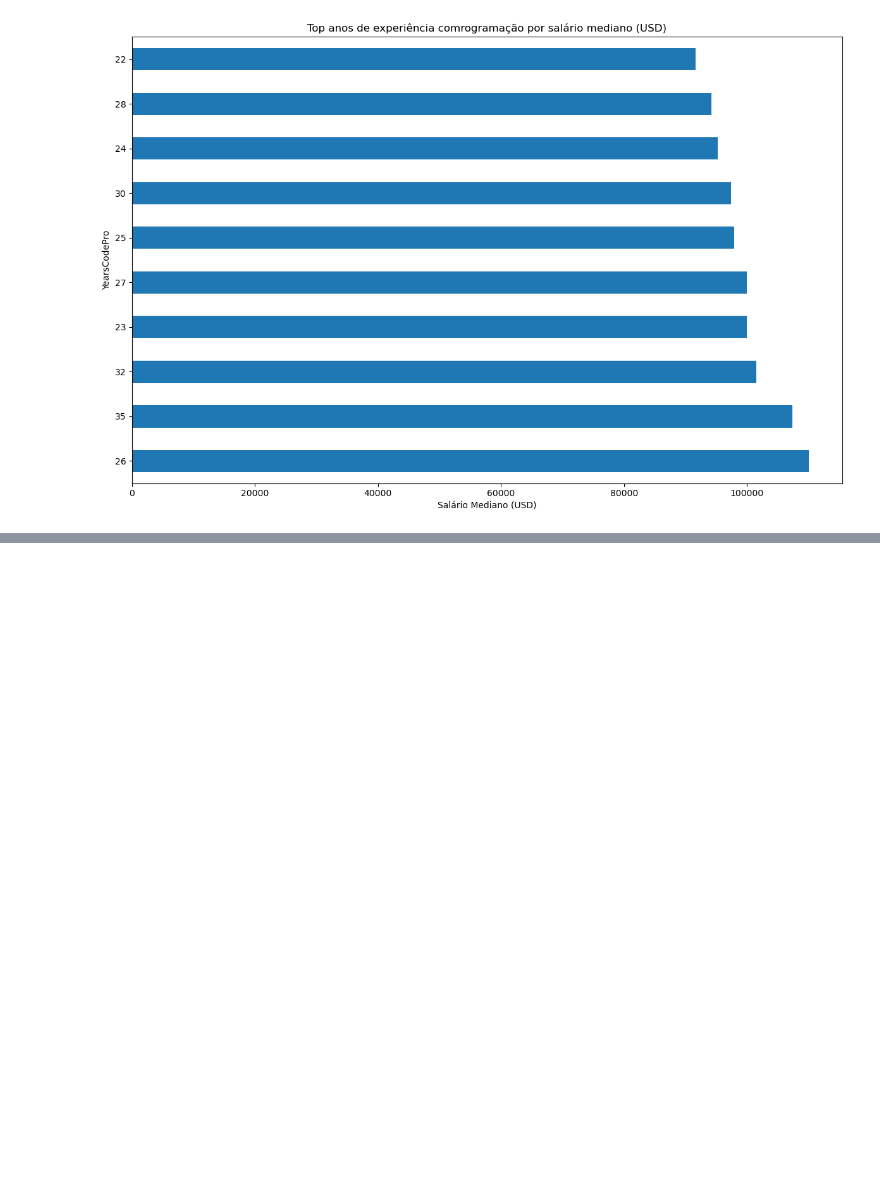
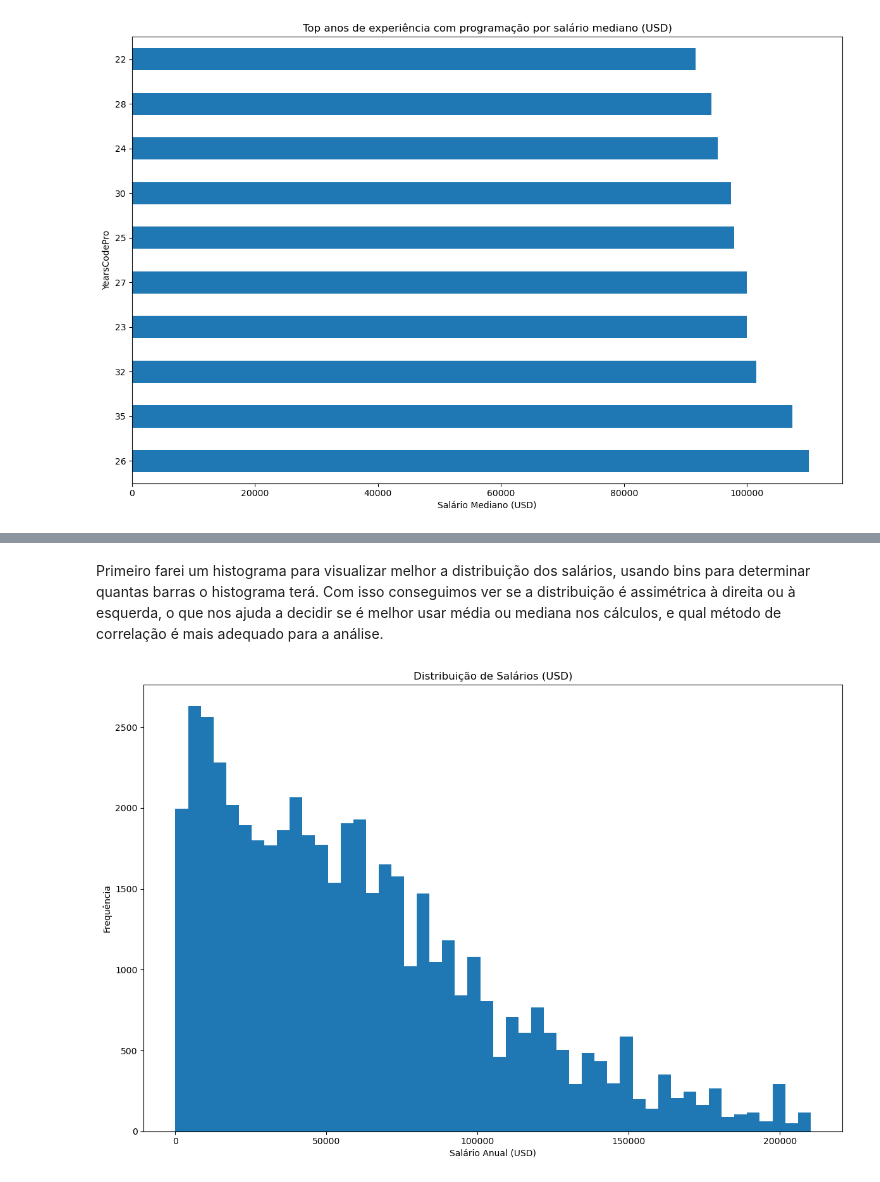
Before and after one commit to medeiroscaio/ml-estudos, a Jupyter notebook: projeto-survey-2019/projetosurvey.ipynb, the cells around one changed output, grey strips where cells are left out. Saved outputs shown, nothing was run; the diff lists cells and outputs as text; code cells hidden in the pictures; blank space fills up the shorter version.

Commit message:
projeto-survey - parte 2: histograma, correlacao spearman, comparacao 2019 vs 2021

```diff
--- a/projeto-survey-2019/projetosurvey.ipynb
+++ b/projeto-survey-2019/projetosurvey.ipynb
@@ -378,0 +383,11 @@ Os dados confirmam que experiência importa, os top salários estão todos acima
+# %% [markdown]
+Primeiro farei um histograma para visualizar melhor a distribuição dos salários, usando bins para determinar quantas barras o histograma terá. Com isso conseguimos ver se a distribuição é assimétrica à direita ou à esquerda, o que nos ajuda a decidir se é melhor usar média ou mediana nos cálculos, e qual método de correlação é mais adequado para a análise.
+# %%
+plt.hist(df['ConvertedComp'], bins=50)
+plt.title("Distribuição de Salários (USD)")
+plt.xlabel("Salário Anual (USD)")
+plt.ylabel("Frequência")
+plt.tight_layout()
+plt.show()
+# %% [output]
+[figure, added]
```
Also changed, not shown: parts of 18 cells of this notebook, 1 other file.
